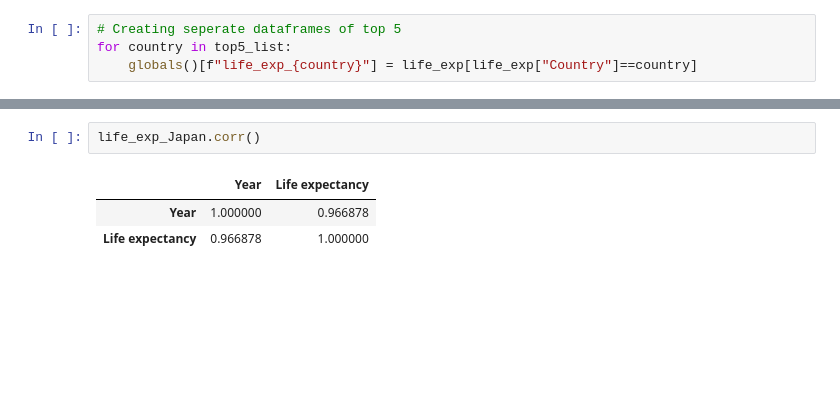
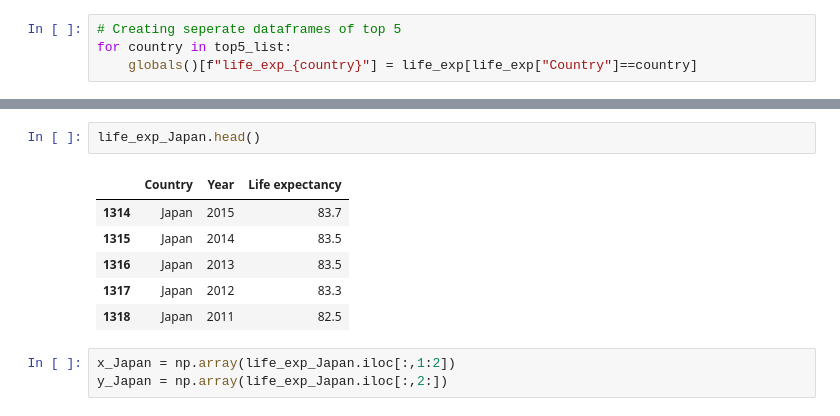
Before and after one commit to majaminnaert/TimeMachine2100, a Jupyter notebook: sketchbook.ipynb, the cells around one changed output, grey strips where cells are left out. Drawn from its saved outputs; the diff is of its cells as text; blank space fills up the shorter version.

```diff
--- a/sketchbook.ipynb
+++ b/sketchbook.ipynb
@@ -102,6 +97,12 @@ plt.scatter(life_exp_Japan["Year"], life_exp_Japan["Life expectancy "])
 # %%
-life_exp_Japan.corr()
+life_exp_Japan.head()
 # %% [output]
-|  | Year | Life expectancy |
-| Year | 1.000000 | 0.966878 |
-| Life expectancy | 0.966878 | 1.000000 |
+|  | Country | Year | Life expectancy |
+| 1314 | Japan | 2015 | 83.7 |
+| 1315 | Japan | 2014 | 83.5 |
+| 1316 | Japan | 2013 | 83.5 |
+| 1317 | Japan | 2012 | 83.3 |
+| 1318 | Japan | 2011 | 82.5 |
+# %%
+x_Japan = np.array(life_exp_Japan.iloc[:,1:2])
+y_Japan = np.array(life_exp_Japan.iloc[:,2:])
```
Also changed, not shown: parts of 11 cells of this notebook.
